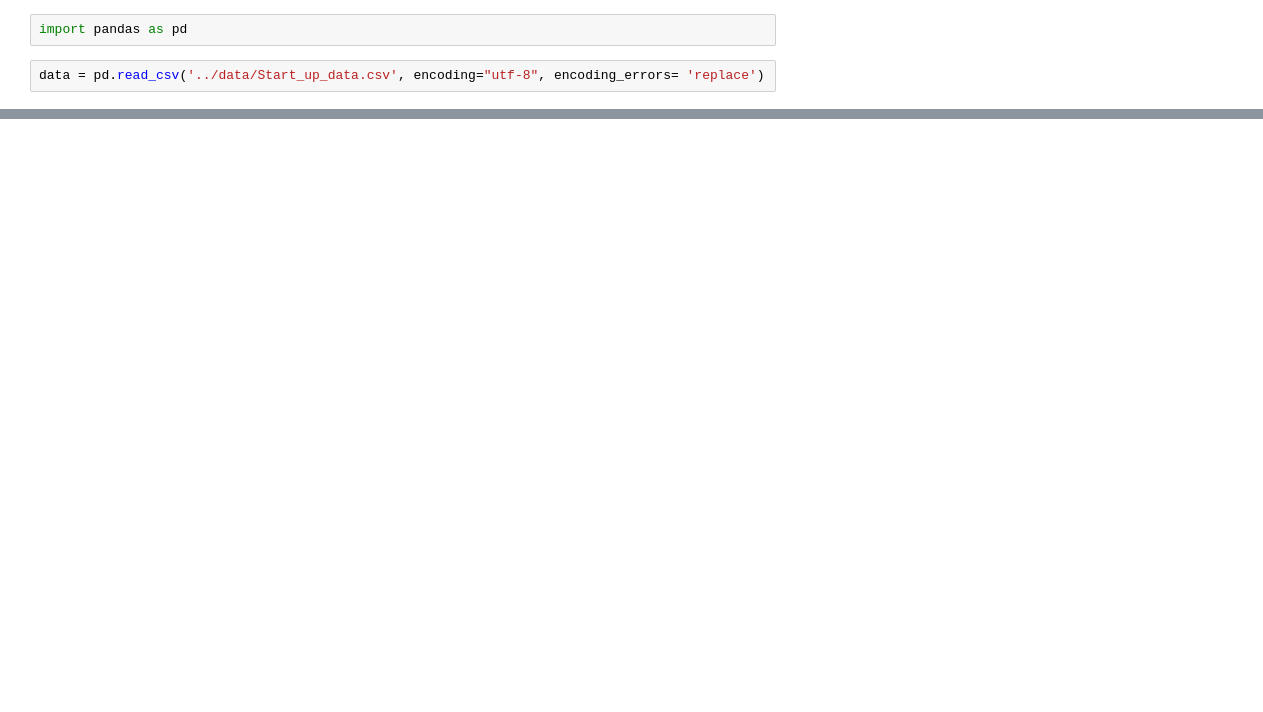
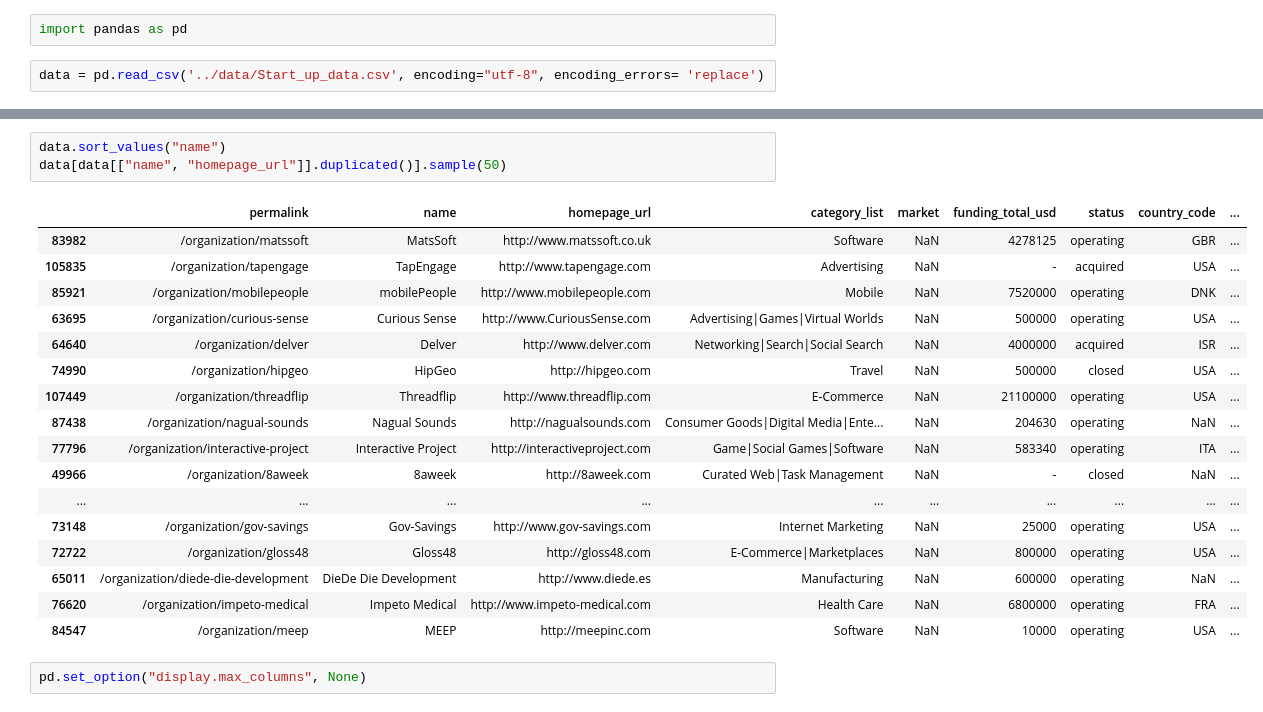
Before and after one commit to aamruth/triumph-venture, a Jupyter notebook: notebooks/data_playground.ipynb, the cells around one changed output, grey strips where cells are left out. Saved outputs shown, nothing was run; the diff lists cells and outputs as text; blank space fills up the shorter version.

```diff
--- a/notebooks/data_playground.ipynb
+++ b/notebooks/data_playground.ipynb
@@ -46,0 +61,23 @@ data[data["name"] == "Axle"]
+# %%
+data.sort_values("name")
+data[data[["name", "homepage_url"]].duplicated()].sample(50)
+# %% [output]
+|  | permalink | name | homepage_url | category_list | market | funding_total_usd | status | country_code | ... |
+| 83982 | /organization/matssoft | MatsSoft | http://www.matssoft.co.uk | Software | NaN | 4278125 | operating | GBR | ... |
+| 105835 | /organization/tapengage | TapEngage | http://www.tapengage.com | Advertising | NaN | - | acquired | USA | ... |
+| 85921 | /organization/mobilepeople | mobilePeople | http://www.mobilepeople.com | Mobile | NaN | 7520000 | operating | DNK | ... |
+| 63695 | /organization/curious-sense | Curious Sense | http://www.CuriousSense.com | Advertising|Games|Virtual Worlds | NaN | 500000 | operating | USA | ... |
+| 64640 | /organization/delver | Delver | http://www.delver.com | Networking|Search|Social Search | NaN | 4000000 | acquired | ISR | ... |
+| 74990 | /organization/hipgeo | HipGeo | http://hipgeo.com | Travel | NaN | 500000 | closed | USA | ... |
+| 107449 | /organization/threadflip | Threadflip | http://www.threadflip.com | E-Commerce | NaN | 21100000 | operating | USA | ... |
+| 87438 | /organization/nagual-sounds | Nagual Sounds | http://nagualsounds.com | Consumer Goods|Digital Media|Ente... | NaN | 204630 | operating | NaN | ... |
+| 77796 | /organization/interactive-project | Interactive Project | http://interactiveproject.com | Game|Social Games|Software | NaN | 583340 | operating | ITA | ... |
+| 49966 | /organization/8aweek | 8aweek | http://8aweek.com | Curated Web|Task Management | NaN | - | closed | NaN | ... |
+| ... | ... | ... | ... | ... | ... | ... | ... | ... | ... |
+| 73148 | /organization/gov-savings | Gov-Savings | http://www.gov-savings.com | Internet Marketing | NaN | 25000 | operating | USA | ... |
+| 72722 | /organization/gloss48 | Gloss48 | http://gloss48.com | E-Commerce|Marketplaces | NaN | 800000 | operating | USA | ... |
+| 65011 | /organization/diede-die-development | DieDe Die Development | http://www.diede.es | Manufacturing | NaN | 600000 | operating | NaN | ... |
+| 76620 | /organization/impeto-medical | Impeto Medical | http://www.impeto-medical.com | Health Care | NaN | 6800000 | operating | FRA | ... |
+| 84547 | /organization/meep | MEEP | http://meepinc.com | Software | NaN | 10000 | operating | USA | ... |
+# %%
+pd.set_option("display.max_columns", None)
```
Also changed, not shown: parts of 19 cells of this notebook, 1 other file.
